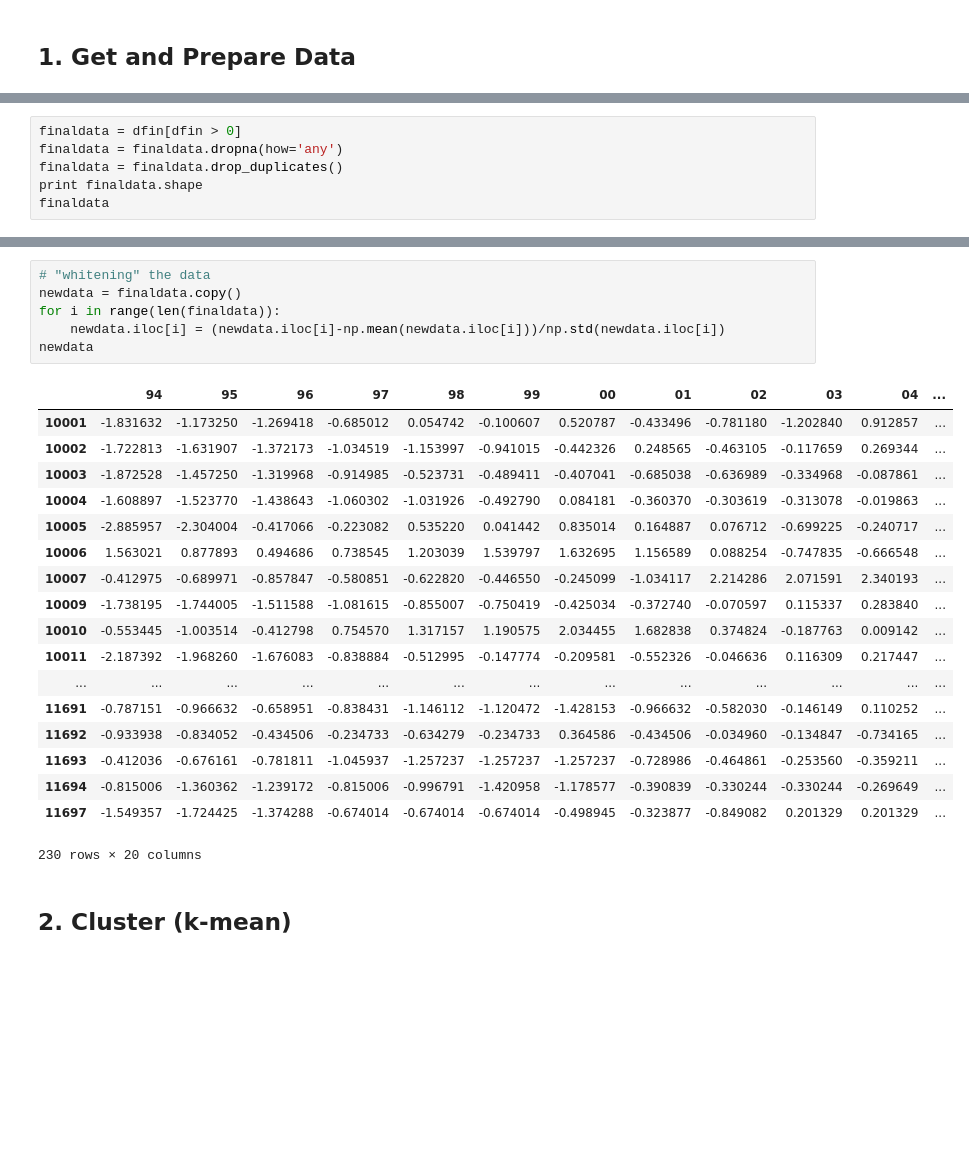
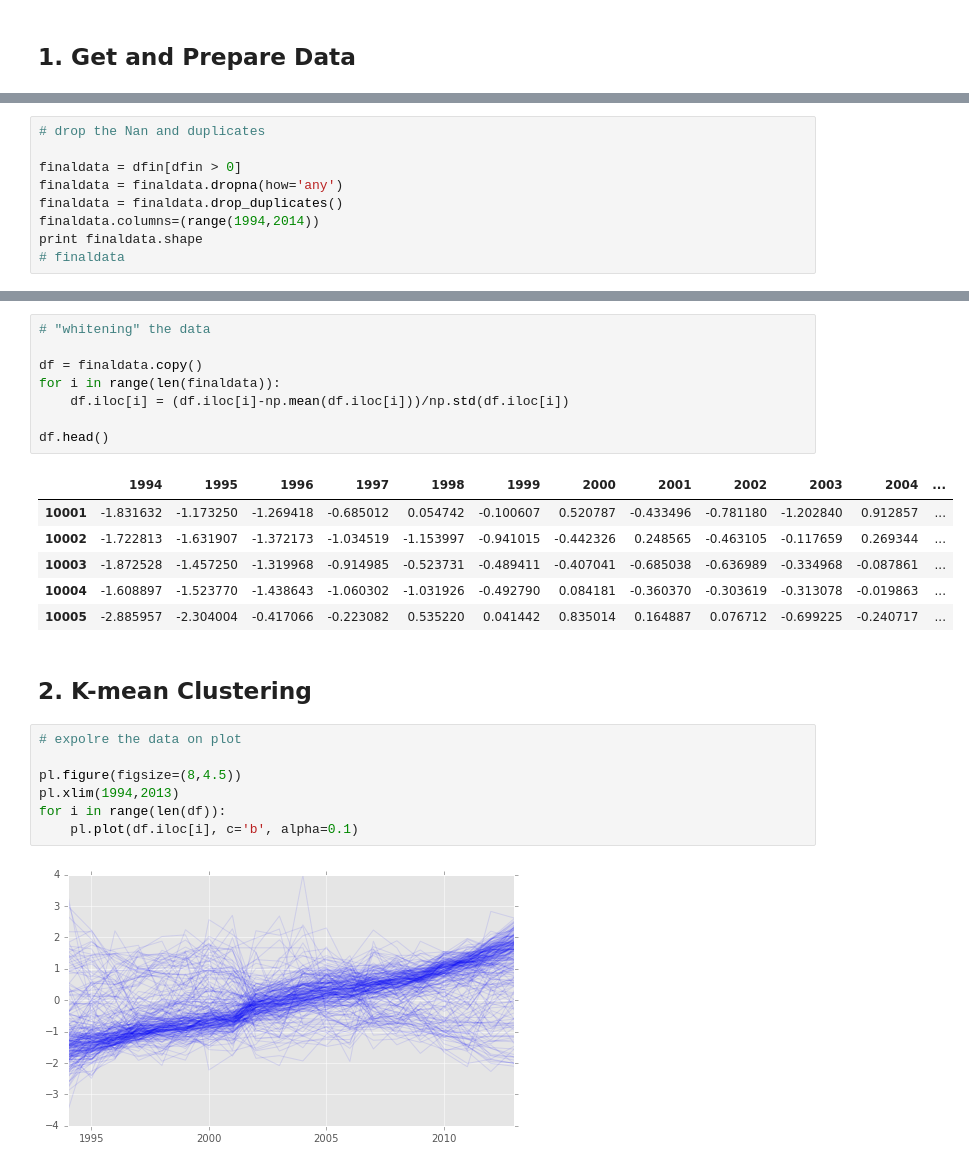
Before and after one commit to TianqiJiang/PUI2015_tjiang, a Jupyter notebook: HW10/HW10_instructions.ipynb, the cells around one changed output, grey strips where cells are left out. Saved outputs shown, nothing was run; the diff lists cells and outputs as text; blank space fills up the shorter version.

```diff
--- a/HW10/HW10_instructions.ipynb
+++ b/HW10/HW10_instructions.ipynb
@@ -113,8 +125,11 @@ for i in yearlist[9:]:
 # %%
+# drop the Nan and duplicates
+
 finaldata = dfin[dfin > 0]
 finaldata = finaldata.dropna(how='any')
 finaldata = finaldata.drop_duplicates()
+finaldata.columns=(range(1994,2014))
 print finaldata.shape
-finaldata
+# finaldata
 # %% [output]
 (230, 20)
@@ -139,27 +136,26 @@ finaldata
 # %%
 # "whitening" the data
-newdata = finaldata.copy()
+
+df = finaldata.copy()
 for i in range(len(finaldata)):
-    newdata.iloc[i] = (newdata.iloc[i]-np.mean(newdata.iloc[i]))/np.std(newdata.iloc[i])
-newdata
+    df.iloc[i] = (df.iloc[i]-np.mean(df.iloc[i]))/np.std(df.iloc[i])
+
+df.head()
 # %% [output]
-|  | 94 | 95 | 96 | 97 | 98 | 99 | 00 | 01 | 02 | 03 | 04 | ... |
+|  | 1994 | 1995 | 1996 | 1997 | 1998 | 1999 | 2000 | 2001 | 2002 | 2003 | 2004 | ... |
 | 10001 | -1.831632 | -1.173250 | -1.269418 | -0.685012 | 0.054742 | -0.100607 | 0.520787 | -0.433496 | -0.781180 | -1.202840 | 0.912857 | ... |
 | 10002 | -1.722813 | -1.631907 | -1.372173 | -1.034519 | -1.153997 | -0.941015 | -0.442326 | 0.248565 | -0.463105 | -0.117659 | 0.269344 | ... |
 | 10003 | -1.872528 | -1.457250 | -1.319968 | -0.914985 | -0.523731 | -0.489411 | -0.407041 | -0.685038 | -0.636989 | -0.334968 | -0.087861 | ... |
 | 10004 | -1.608897 | -1.523770 | -1.438643 | -1.060302 | -1.031926 | -0.492790 | 0.084181 | -0.360370 | -0.303619 | -0.313078 | -0.019863 | ... |
 | 10005 | -2.885957 | -2.304004 | -0.417066 | -0.223082 | 0.535220 | 0.041442 | 0.835014 | 0.164887 | 0.076712 | -0.699225 | -0.240717 | ... |
-| 10006 | 1.563021 | 0.877893 | 0.494686 | 0.738545 | 1.203039 | 1.539797 | 1.632695 | 1.156589 | 0.088254 | -0.747835 | -0.666548 | ... |
-| 10007 | -0.412975 | -0.689971 | -0.857847 | -0.580851 | -0.622820 | -0.446550 | -0.245099 | -1.034117 | 2.214286 | 2.071591 | 2.340193 | ... |
-| 10009 | -1.738195 | -1.744005 | -1.511588 | -1.081615 | -0.855007 | -0.750419 | -0.425034 | -0.372740 | -0.070597 | 0.115337 | 0.283840 | ... |
-| 10010 | -0.553445 | -1.003514 | -0.412798 | 0.754570 | 1.317157 | 1.190575 | 2.034455 | 1.682838 | 0.374824 | -0.187763 | 0.009142 | ... |
-| 10011 | -2.187392 | -1.968260 | -1.676083 | -0.838884 | -0.512995 | -0.147774 | -0.209581 | -0.552326 | -0.046636 | 0.116309 | 0.217447 | ... |
-| ... | ... | ... | ... | ... | ... | ... | ... | ... | ... | ... | ... | ... |
-| 11691 | -0.787151 | -0.966632 | -0.658951 | -0.838431 | -1.146112 | -1.120472 | -1.428153 | -0.966632 | -0.582030 | -0.146149 | 0.110252 | ... |
-| 11692 | -0.933938 | -0.834052 | -0.434506 | -0.234733 | -0.634279 | -0.234733 | 0.364586 | -0.434506 | -0.034960 | -0.134847 | -0.734165 | ... |
-| 11693 | -0.412036 | -0.676161 | -0.781811 | -1.045937 | -1.257237 | -1.257237 | -1.257237 | -0.728986 | -0.464861 | -0.253560 | -0.359211 | ... |
-| 11694 | -0.815006 | -1.360362 | -1.239172 | -0.815006 | -0.996791 | -1.420958 | -1.178577 | -0.390839 | -0.330244 | -0.330244 | -0.269649 | ... |
-| 11697 | -1.549357 | -1.724425 | -1.374288 | -0.674014 | -0.674014 | -0.674014 | -0.498945 | -0.323877 | -0.849082 | 0.201329 | 0.201329 | ... |
-230 rows × 20 columns
 # %% [markdown]
-## 2. Cluster (k-mean)
+## 2.  K-mean Clustering
+# %%
+# expolre the data on plot
+
+pl.figure(figsize=(8,4.5))
+pl.xlim(1994,2013)
+for i in range(len(df)):
+    pl.plot(df.iloc[i], c='b', alpha=0.1)
+# %% [output]
+[figure, added]
```
Also changed, not shown: parts of 18 cells of this notebook.
